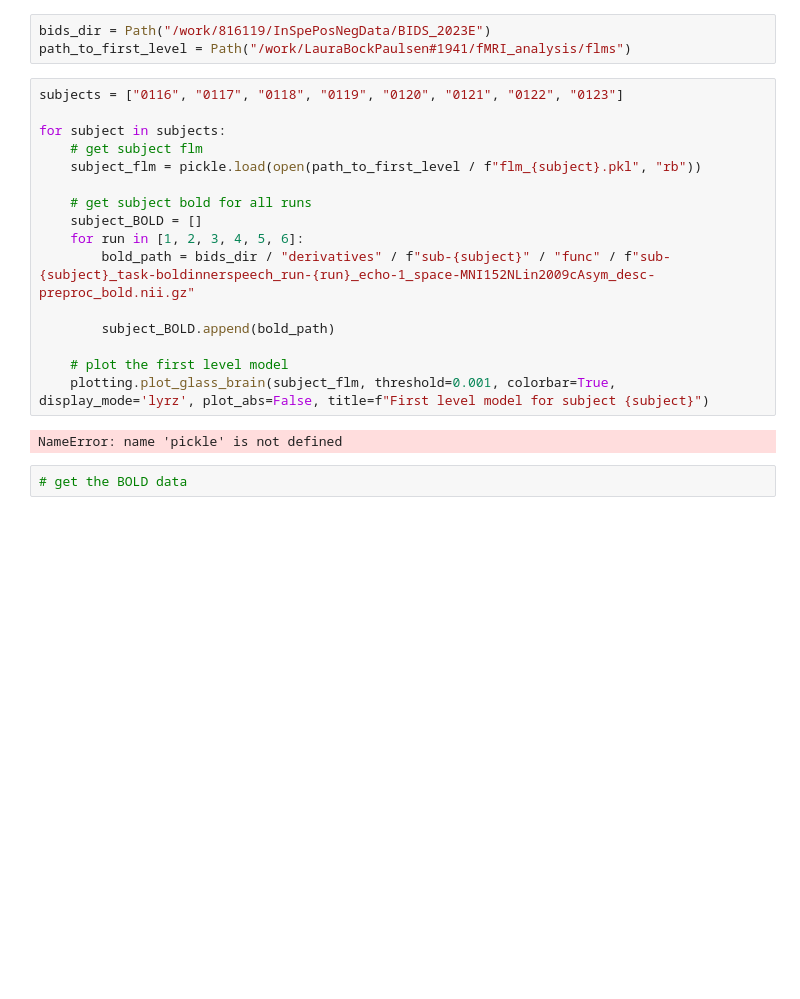
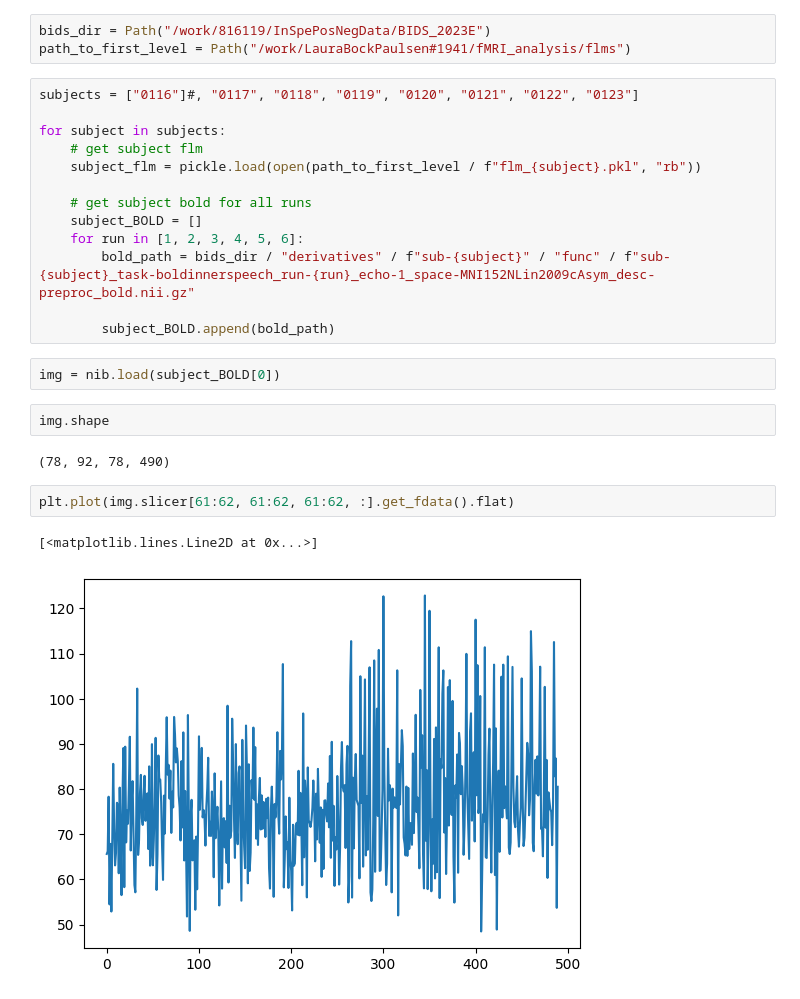
Before and after one commit to laurabpaulsen/fMRI_analysis, a Jupyter notebook: sanity_checks.ipynb, the cells around one changed output. Drawn from its saved outputs; the diff is of its cells as text; blank space fills up the shorter version.

```diff
--- a/sanity_checks.ipynb
+++ b/sanity_checks.ipynb
@@ -22,7 +15,7 @@ https://github.com/miykael/atlasreader/tree/master/atlasreader/data
 bids_dir = Path("/work/816119/InSpePosNegData/BIDS_2023E")
 path_to_first_level = Path("/work/LauraBockPaulsen#1941/fMRI_analysis/flms")
 # %%
-subjects = ["0116", "0117", "0118", "0119", "0120", "0121", "0122", "0123"]
+subjects = ["0116"]#, "0117", "0118", "0119", "0120", "0121", "0122", "0123"]
 
 for subject in subjects:
     # get subject flm
@@ -34,10 +27,14 @@ for subject in subjects:
         bold_path = bids_dir / "derivatives" / f"sub-{subject}" / "func" / f"sub-{subject}_task-boldinnerspeech_run-{run}_echo-1_space-MNI152NLin2009cAsym_desc-preproc_bold.nii.gz"
 
         subject_BOLD.append(bold_path)
-
-    # plot the first level model
-    plotting.plot_glass_brain(subject_flm, threshold=0.001, colorbar=True, display_mode='lyrz', plot_abs=False, title=f"First level model for subject {subject}")
-# %% [output]
-NameError: name 'pickle' is not defined
-# %%
-# get the BOLD data
+# %%
+img = nib.load(subject_BOLD[0])
+# %%
+img.shape
+# %% [output]
+(78, 92, 78, 490)
+# %%
+plt.plot(img.slicer[61:62, 61:62, 61:62, :].get_fdata().flat)
+# %% [output]
+[<matplotlib.lines.Line2D at 0x...>]
+[figure, added]
```
Also changed, not shown: parts of 1 cell of this notebook, 1 other file.
